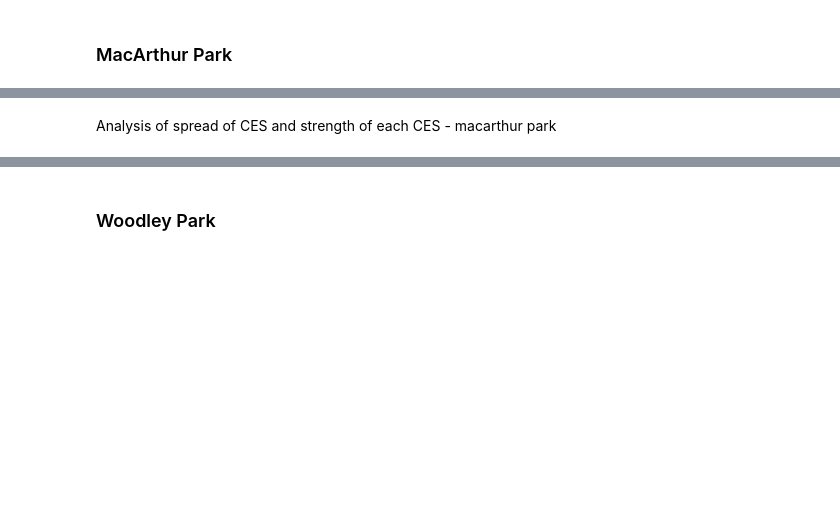
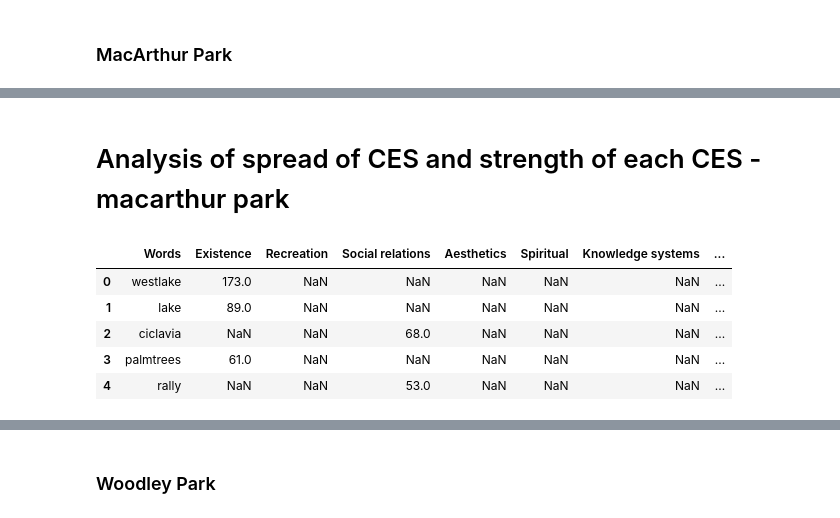
Before and after one commit to mlrog/LaParks_NLP, a Jupyter notebook: 3 - Individual Parks-Morgan.ipynb, the cells around one changed output, grey strips where cells are left out. Drawn from its saved outputs; the diff is of its cells as text; code cells hidden in the pictures; blank space fills up the shorter version.

```diff
--- a/3 - Individual Parks-Morgan.ipynb
+++ b/3 - Individual Parks-Morgan.ipynb
@@ -101,16 +61,23 @@ redline                 10
 # exporting top 100 tags to a csv for hand coding
 top_100_tags.to_csv('top_tags_macarthur.csv', index=True)
 # %% [markdown]
-Analysis of spread of CES and strength of each CES - macarthur park
+# Analysis of spread of CES and strength of each CES - macarthur park
 # %%
 import pandas as pd
 
 # import macarthur top tags
 fn = 'top_tags_macarthur.csv'
 macarthur_tags = pd.read_csv(fn)
 macarthur_tags.head()
 
 # import CES code breakdown for macarthur park
-fn2 = 'top_tags_macarthur.csv'
-macarthur_tags = pd.read_csv(fn2)
-macarthur_tags.head()
+fn2 = 'codes_macarthur.csv'
+macarthur_ces = pd.read_csv(fn2)
+macarthur_ces.head()
+# %% [output]
+|  | Words | Existence | Recreation | Social relations | Aesthetics | Spiritual | Knowledge systems | ... |
+| 0 | westlake | 173.0 | NaN | NaN | NaN | NaN | NaN | ... |
+| 1 | lake | 89.0 | NaN | NaN | NaN | NaN | NaN | ... |
+| 2 | ciclavia | NaN | NaN | 68.0 | NaN | NaN | NaN | ... |
+| 3 | palmtrees | 61.0 | NaN | NaN | NaN | NaN | NaN | ... |
+| 4 | rally | NaN | NaN | 53.0 | NaN | NaN | NaN | ... |
```
Also changed, not shown: parts of 43 cells of this notebook.
